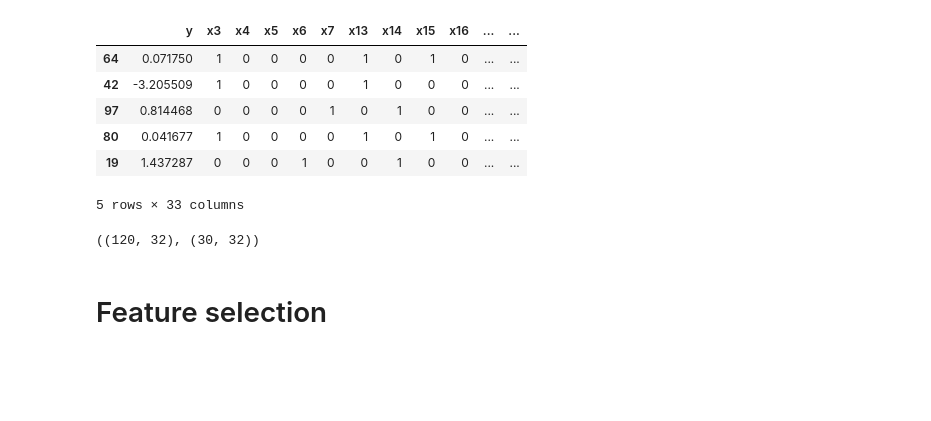
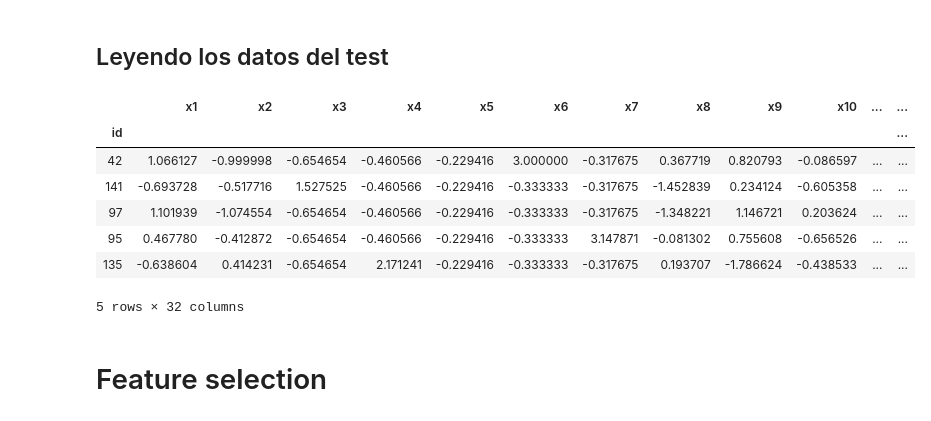
Before and after one commit to mcuscagua/Competencia, a Jupyter notebook: Continuous/Continuos.ipynb, the cells around one changed output. Saved outputs shown, nothing was run; the diff lists cells and outputs as text; code cells hidden in the pictures; blank space fills up the shorter version.

```diff
--- a/Continuous/Continuos.ipynb
+++ b/Continuous/Continuos.ipynb
@@ -90,0 +57,12 @@ data_st.head()
+# %%
+path = 'datacontinuousstudents_training.csv'
+data = pd.read_csv(path, sep = ',', na_filter = False)
+data = data.set_index('id')
+# %%
+X = data.drop(columns = ['y']).copy()
+y_train = data[['y']].copy()
+# %%
+standarscaler = StandardScaler()
+X_trained_scaled = standarscaler.fit_transform(X)
+# %%
+X_trained_scaled = pd.DataFrame(X_trained_scaled, index=X.index, columns=X.columns.values)
@@ -90,0 +80,2 @@ data_st.head()
+# %% [markdown]
+## Leyendo los datos del test
@@ -91,14 +93,14 @@ data_st.head()
 # %%
-from sklearn.model_selection import train_test_split
 from sklearn.feature_selection import VarianceThreshold
 import sklearn
-data2 = sklearn.utils.shuffle(data_st)
+data2 = sklearn.utils.shuffle(X_trained_scaled)
 data2.head()
 # %% [output]
-|  | y | x3 | x4 | x5 | x6 | x7 | x13 | x14 | x15 | x16 | ... | ... |
-| 64 | 0.071750 | 1 | 0 | 0 | 0 | 0 | 1 | 0 | 1 | 0 | ... | ... |
-| 42 | -3.205509 | 1 | 0 | 0 | 0 | 0 | 1 | 0 | 0 | 0 | ... | ... |
-| 97 | 0.814468 | 0 | 0 | 0 | 0 | 1 | 0 | 1 | 0 | 0 | ... | ... |
-| 80 | 0.041677 | 1 | 0 | 0 | 0 | 0 | 1 | 0 | 1 | 0 | ... | ... |
-| 19 | 1.437287 | 0 | 0 | 0 | 1 | 0 | 0 | 1 | 0 | 0 | ... | ... |
+|  | x1 | x2 | x3 | x4 | x5 | x6 | x7 | x8 | x9 | x10 | ... | ... |
+| id |  |  |  |  |  |  |  |  |  |  |  | ... |
+| 42 | 1.066127 | -0.999998 | -0.654654 | -0.460566 | -0.229416 | 3.000000 | -0.317675 | 0.367719 | 0.820793 | -0.086597 | ... | ... |
+| 141 | -0.693728 | -0.517716 | 1.527525 | -0.460566 | -0.229416 | -0.333333 | -0.317675 | -1.452839 | 0.234124 | -0.605358 | ... | ... |
+| 97 | 1.101939 | -1.074554 | -0.654654 | -0.460566 | -0.229416 | -0.333333 | -0.317675 | -1.348221 | 1.146721 | 0.203624 | ... | ... |
+| 95 | 0.467780 | -0.412872 | -0.654654 | -0.460566 | -0.229416 | -0.333333 | 3.147871 | -0.081302 | 0.755608 | -0.656526 | ... | ... |
+| 135 | -0.638604 | 0.414231 | -0.654654 | 2.171241 | -0.229416 | -0.333333 | -0.317675 | 0.193707 | -1.786624 | -0.438533 | ... | ... |
-5 rows × 33 columns
+5 rows × 32 columns
@@ -113,7 +107,3 @@ y_test = test['y']
-# %%
-X_train.shape, X_test.shape
-# %% [output]
-((120, 32), (30, 32))
 # %% [markdown]
 # Feature selection
 # %% [markdown]
```
Also changed, not shown: parts of 85 cells of this notebook, 7 other files.
